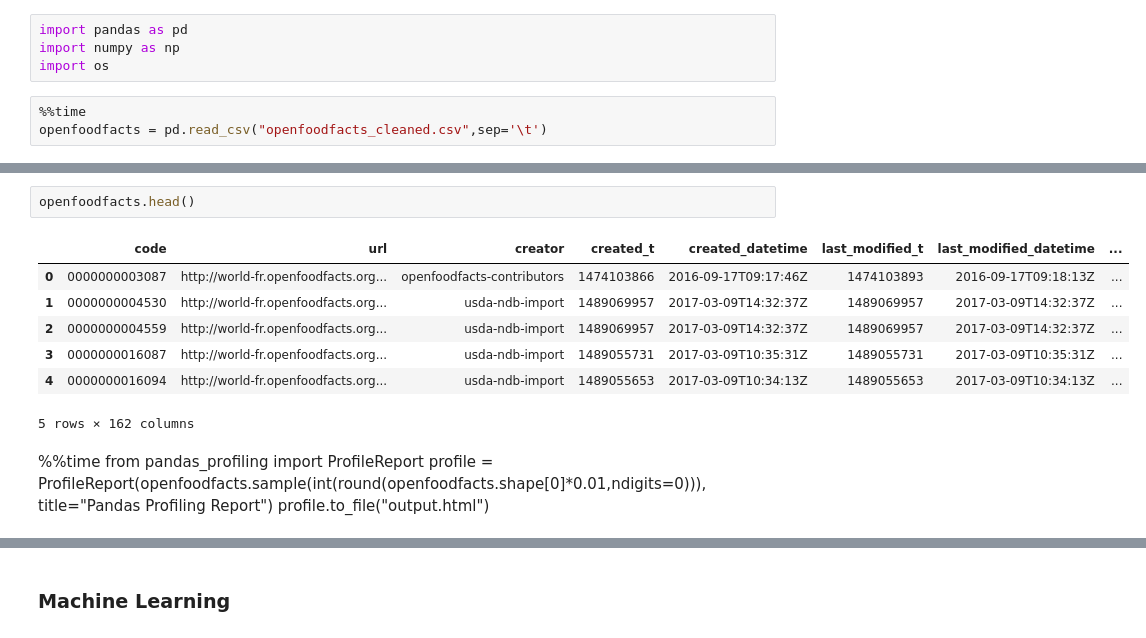
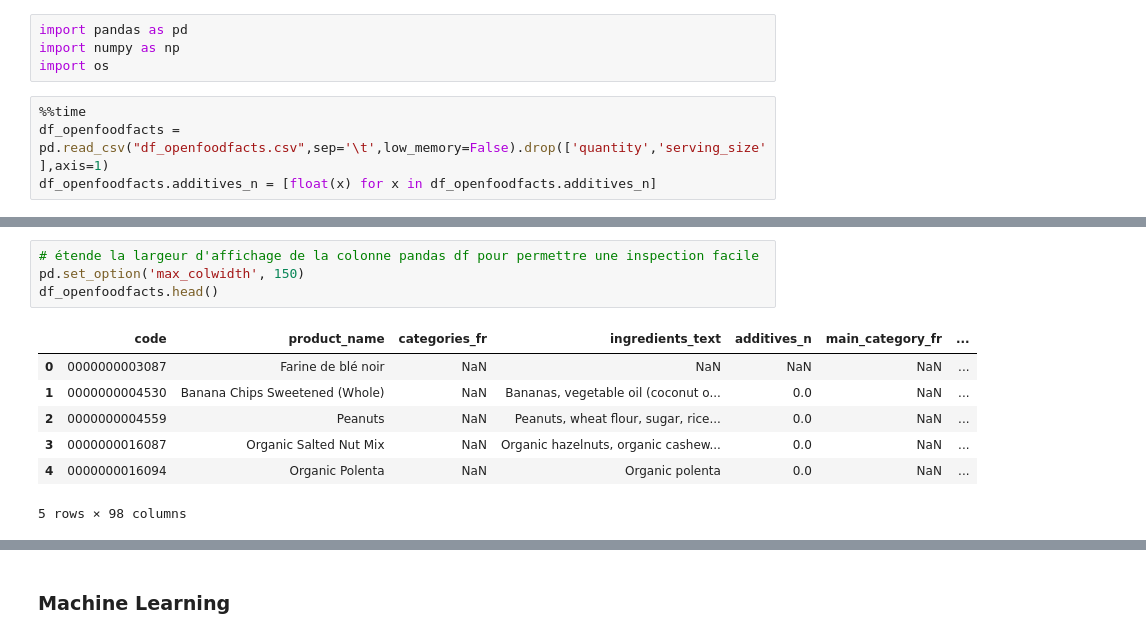
Before and after one commit to kevin-EK/Concevez-une-application-au-service-de-la-sant-publique, a Jupyter notebook: P3 Brouillon modele.ipynb, the cells around one changed output, grey strips where cells are left out. Saved outputs shown, nothing was run; the diff lists cells and outputs as text.

```diff
--- a/P3 Brouillon modele.ipynb
+++ b/P3 Brouillon modele.ipynb
@@ -25,4 +25,5 @@ import numpy as np
 import os
 # %%
 %%time
-openfoodfacts = pd.read_csv("openfoodfacts_cleaned.csv",sep='\t')
+df_openfoodfacts = pd.read_csv("df_openfoodfacts.csv",sep='\t',low_memory=False).drop(['quantity','serving_size'],axis=1)
+df_openfoodfacts.additives_n = [float(x) for x in df_openfoodfacts.additives_n]
@@ -32,15 +68,12 @@ openfoodfacts = pd.read_csv("fr.openfoodfacts.org.products.csv",sep='\t',low_mem
 # %%
-openfoodfacts.head()
+# étende la largeur d'affichage de la colonne pandas df pour permettre une inspection facile
+pd.set_option('max_colwidth', 150)
+df_openfoodfacts.head()
 # %% [output]
-|  | code | url | creator | created_t | created_datetime | last_modified_t | last_modified_datetime | ... |
-| 0 | 0000000003087 | http://world-fr.openfoodfacts.org... | openfoodfacts-contributors | 1474103866 | 2016-09-17T09:17:46Z | 1474103893 | 2016-09-17T09:18:13Z | ... |
-| 1 | 0000000004530 | http://world-fr.openfoodfacts.org... | usda-ndb-import | 1489069957 | 2017-03-09T14:32:37Z | 1489069957 | 2017-03-09T14:32:37Z | ... |
-| 2 | 0000000004559 | http://world-fr.openfoodfacts.org... | usda-ndb-import | 1489069957 | 2017-03-09T14:32:37Z | 1489069957 | 2017-03-09T14:32:37Z | ... |
-| 3 | 0000000016087 | http://world-fr.openfoodfacts.org... | usda-ndb-import | 1489055731 | 2017-03-09T10:35:31Z | 1489055731 | 2017-03-09T10:35:31Z | ... |
-| 4 | 0000000016094 | http://world-fr.openfoodfacts.org... | usda-ndb-import | 1489055653 | 2017-03-09T10:34:13Z | 1489055653 | 2017-03-09T10:34:13Z | ... |
+|  | code | product_name | categories_fr | ingredients_text | additives_n | main_category_fr | ... |
+| 0 | 0000000003087 | Farine de blé noir | NaN | NaN | NaN | NaN | ... |
+| 1 | 0000000004530 | Banana Chips Sweetened (Whole) | NaN | Bananas, vegetable oil (coconut o... | 0.0 | NaN | ... |
+| 2 | 0000000004559 | Peanuts | NaN | Peanuts, wheat flour, sugar, rice... | 0.0 | NaN | ... |
+| 3 | 0000000016087 | Organic Salted Nut Mix | NaN | Organic hazelnuts, organic cashew... | 0.0 | NaN | ... |
+| 4 | 0000000016094 | Organic Polenta | NaN | Organic polenta | 0.0 | NaN | ... |
-5 rows × 162 columns
+5 rows × 98 columns
-# %% [markdown]
-%%time
-from pandas_profiling import ProfileReport
-profile = ProfileReport(openfoodfacts.sample(int(round(openfoodfacts.shape[0]*0.01,ndigits=0))), title="Pandas Profiling Report")
-profile.to_file("output.html")
```
Also changed, not shown: parts of 21 cells of this notebook, 1 other file.
